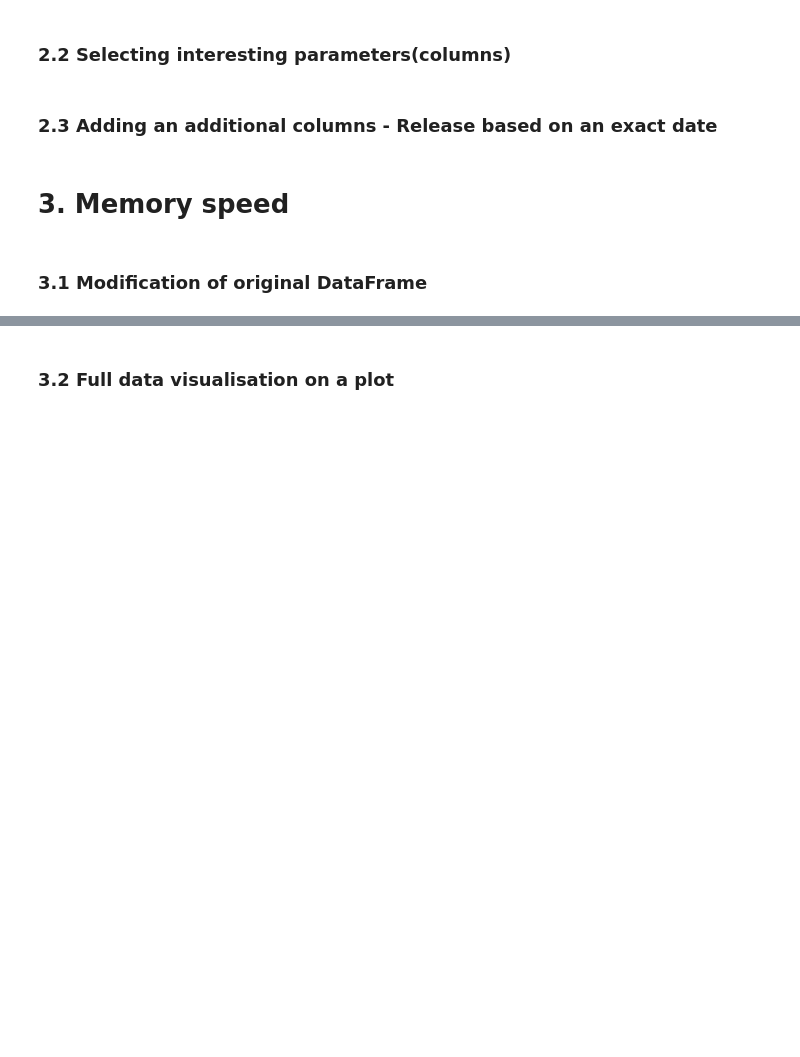
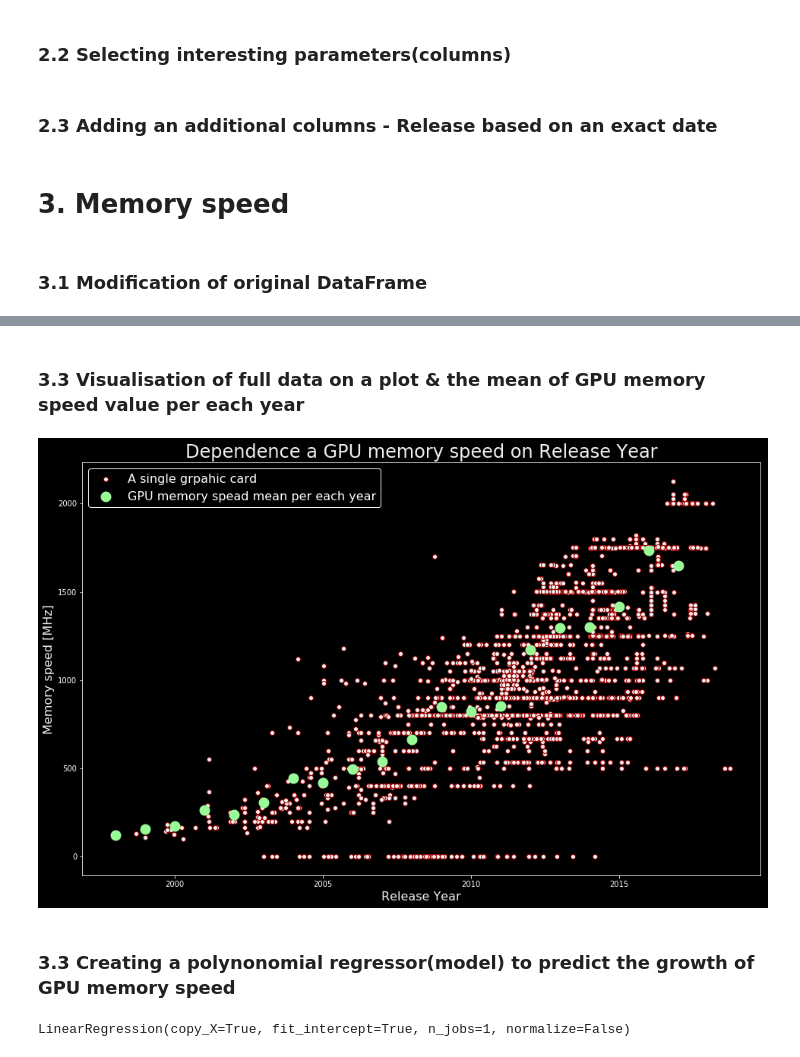
Before and after one commit to lukasy09/KernelDatabase.py, a Jupyter notebook: GPU/gpu_memory.ipynb, the cells around one changed output, grey strips where cells are left out. Saved outputs shown, nothing was run; the diff lists cells and outputs as text; code cells hidden in the pictures; blank space fills up the shorter version.

```diff
--- a/GPU/gpu_memory.ipynb
+++ b/GPU/gpu_memory.ipynb
@@ -55,5 +58,7 @@ df.head(5)
 # %%
 X = df.iloc[:, [9]].values # 9 - columns index of Memory_Speed_Value
-Y = df.iloc[:, 10].values
+Y = df.iloc[:, 10].values  # 10 - MSV
+
+X_discrete = df.iloc[:, [8]].values
+X_discrete = np.unique(X_discrete)
+X_discrete = X_discrete.reshape(-1, 1)
-# %% [markdown]
-### 3.2 Full data visualisation on a plot
@@ -61,0 +65,30 @@ Y_pred = lin_regressor.predict(X)
+# %%
+Y_avg = []
+for year in X_discrete:
+    mean = df[df['Release_Year'] == year[0]]['Memory_Speed_Value'].mean()
+    Y_avg.append(mean)
+Y_avg = np.array(Y_avg)
+# %% [markdown]
+### 3.3 Visualisation of full data on a plot & the mean of GPU memory speed value per each year
+# %%
+plt.figure(figsize=(16, 10))
+plt.scatter(x = X, y = Y, c = "#f1f1f1", edgecolors = "#990000", label = "A single grpahic card")
+plt.scatter(x = X_discrete, y = Y_avg, c = "#98FB98", edgecolors = "#98FB98", linewidth = 8, label = "GPU memory spead mean per each year")
+plt.legend()
+plt.title("Dependence a GPU memory speed on Release Year", fontsize = 24, color = "#f1f1f1")
+plt.legend(loc=2, prop={'size': 16}, frameon=True,shadow=True, edgecolor="#f1f1f1")
+plt.xlabel("Release Year", fontsize = 16, color = "#f1f1f1")
+plt.ylabel("Memory speed [MHz]", fontsize = 16, color = "#f1f1f1")
+plt.show()
+# %% [output]
+[figure, added]
+# %% [markdown]
+### 3.3 Creating a polynonomial regressor(model) to predict the growth of GPU memory speed
+# %%
+poly_reg = PolynomialFeatures(degree = 4)
+X_poly = poly_reg.fit_transform(X_discrete)
+poly_reg.fit(X_poly, Y_avg)
+lin_reg_2 = LinearRegression()
+lin_reg_2.fit(X_poly, Y_avg)
+# %% [output]
+LinearRegression(copy_X=True, fit_intercept=True, n_jobs=1, normalize=False)
```
Also changed, not shown: parts of 21 cells of this notebook.
